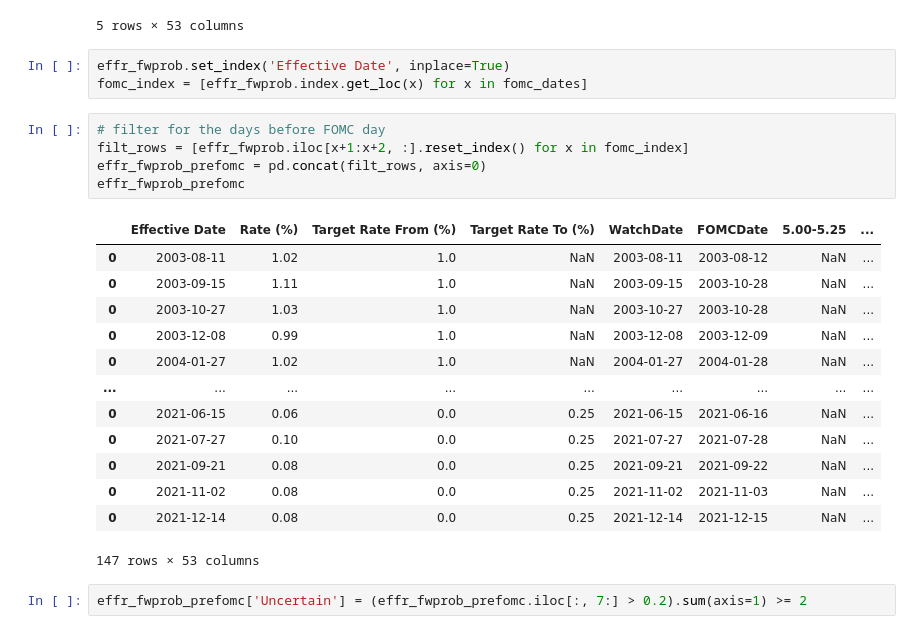
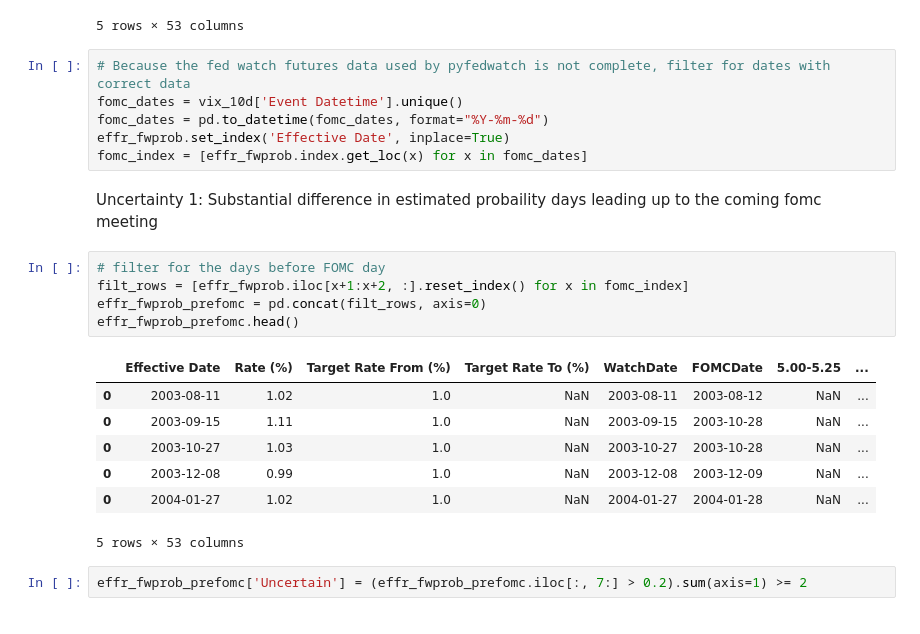
Before and after one commit to jczjc/vrp_vix, a Jupyter notebook: o2_2_1.ipynb, the cells around one changed output. Drawn from its saved outputs; the diff is of its cells as text.

```diff
--- a/o2_2_1.ipynb
+++ b/o2_2_1.ipynb
@@ -401,27 +491,26 @@ effr_fwprob.tail()
 | 5451 | NaT | NaN | NaN | NaN | NaT | NaN | NaN | ... |
 5 rows × 53 columns
 # %%
+# Because the fed watch futures data used by pyfedwatch is not complete, filter for dates with correct data
+fomc_dates = vix_10d['Event Datetime'].unique()
+fomc_dates = pd.to_datetime(fomc_dates, format="%Y-%m-%d")
 effr_fwprob.set_index('Effective Date', inplace=True)
 fomc_index = [effr_fwprob.index.get_loc(x) for x in fomc_dates]
+# %% [markdown]
+Uncertainty 1: Substantial difference in estimated probaility days leading up to the coming fomc meeting
 # %%
 # filter for the days before FOMC day
 filt_rows = [effr_fwprob.iloc[x+1:x+2, :].reset_index() for x in fomc_index]
 effr_fwprob_prefomc = pd.concat(filt_rows, axis=0)
-effr_fwprob_prefomc
+effr_fwprob_prefomc.head()
 # %% [output]
 |  | Effective Date | Rate (%) | Target Rate From (%) | Target Rate To (%) | WatchDate | FOMCDate | 5.00-5.25 | ... |
 | 0 | 2003-08-11 | 1.02 | 1.0 | NaN | 2003-08-11 | 2003-08-12 | NaN | ... |
 | 0 | 2003-09-15 | 1.11 | 1.0 | NaN | 2003-09-15 | 2003-10-28 | NaN | ... |
 | 0 | 2003-10-27 | 1.03 | 1.0 | NaN | 2003-10-27 | 2003-10-28 | NaN | ... |
 | 0 | 2003-12-08 | 0.99 | 1.0 | NaN | 2003-12-08 | 2003-12-09 | NaN | ... |
 | 0 | 2004-01-27 | 1.02 | 1.0 | NaN | 2004-01-27 | 2004-01-28 | NaN | ... |
-| ... | ... | ... | ... | ... | ... | ... | ... | ... |
-| 0 | 2021-06-15 | 0.06 | 0.0 | 0.25 | 2021-06-15 | 2021-06-16 | NaN | ... |
-| 0 | 2021-07-27 | 0.10 | 0.0 | 0.25 | 2021-07-27 | 2021-07-28 | NaN | ... |
-| 0 | 2021-09-21 | 0.08 | 0.0 | 0.25 | 2021-09-21 | 2021-09-22 | NaN | ... |
-| 0 | 2021-11-02 | 0.08 | 0.0 | 0.25 | 2021-11-02 | 2021-11-03 | NaN | ... |
-| 0 | 2021-12-14 | 0.08 | 0.0 | 0.25 | 2021-12-14 | 2021-12-15 | NaN | ... |
-147 rows × 53 columns
+5 rows × 53 columns
 # %%
 effr_fwprob_prefomc['Uncertain'] = (effr_fwprob_prefomc.iloc[:, 7:] > 0.2).sum(axis=1) >= 2
 # %%
```
Also changed, not shown: parts of 43 cells of this notebook, 8 other files.
